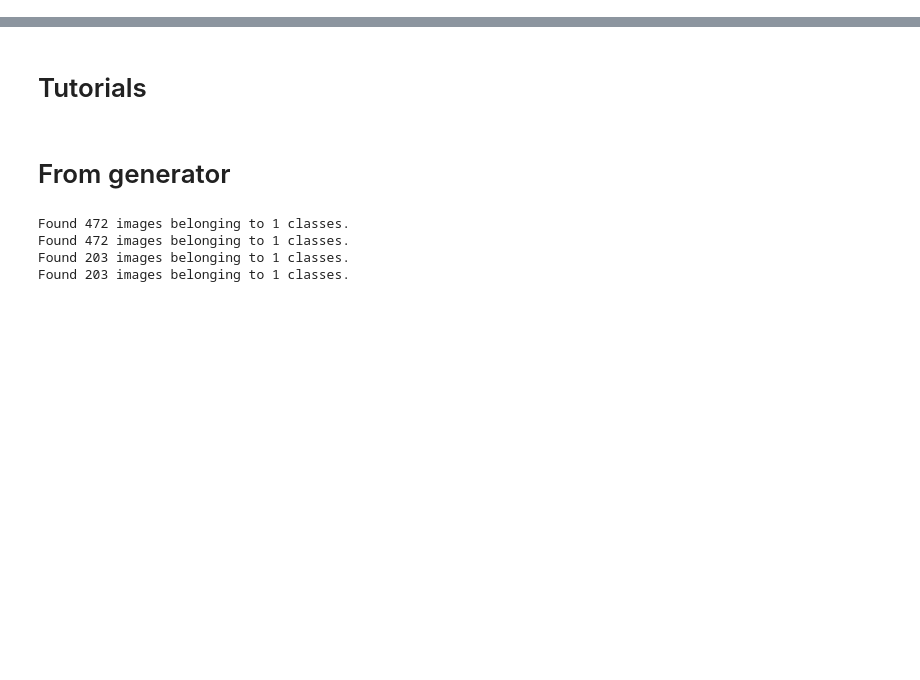
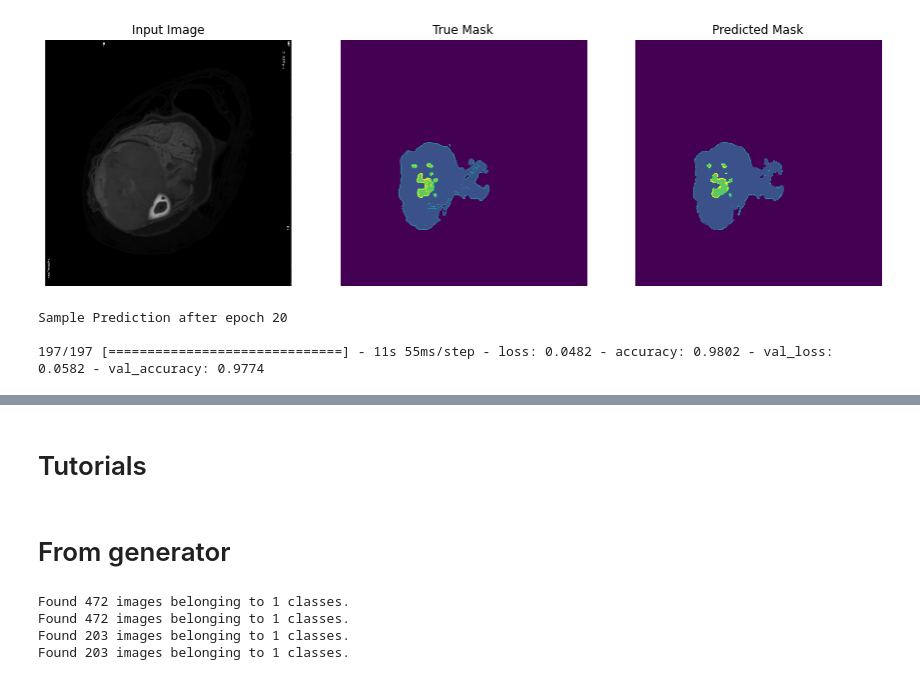
Before and after one commit to siminpan/MOSJ-3DCT, a Jupyter notebook: python/07_u-net.tensorflow.orig.ipynb, the cells around one changed output, grey strips where cells are left out. Cells and saved outputs as stored; diff of their text form; code cells hidden in the pictures; blank space fills up the shorter version.

```diff
--- a/python/07_u-net.tensorflow.orig.ipynb
+++ b/python/07_u-net.tensorflow.orig.ipynb
@@ -24,0 +351,19 @@ os.chdir('C:/Users/span/Documents/CNN/')
+# %%
+checkpoint = tf.keras.callbacks.ModelCheckpoint('03_model/Model_orig_tensflow_checkpoint2.h5', monitor='accuracy', verbose=1, save_best_only=True, mode='max')
+
+EPOCHS = 20
+VAL_SUBSPLITS = 5
+NO_OF_VAL_IMAGES = len(os.listdir(path3+'image/'))
+VALIDATION_STEPS = NO_OF_VAL_IMAGES//BATCH_SIZE//VAL_SUBSPLITS
+# VALIDATION_STEPS = info.splits['test'].num_examples//BATCH_SIZE//VAL_SUBSPLITS
+
+model_history = model.fit(train_dataset, epochs=EPOCHS,
+                          steps_per_epoch=STEPS_PER_EPOCH,
+                          validation_steps=VALIDATION_STEPS,
+                          validation_data=test_dataset,
+                          callbacks=[DisplayCallback()]) # ,checkpoint
+# %% [output]
+[figure, added]
+Sample Prediction after epoch 20
+
+197/197 [==============================] - 11s 55ms/step - loss: 0.0482 - accuracy: 0.9802 - val_loss: 0.0582 - val_accuracy: 0.9774
```
Also changed, not shown: parts of 68 cells of this notebook, 2 other files.
